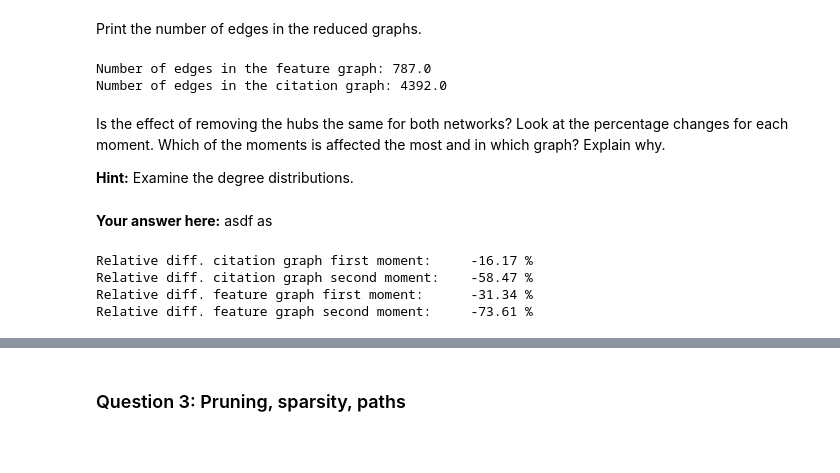
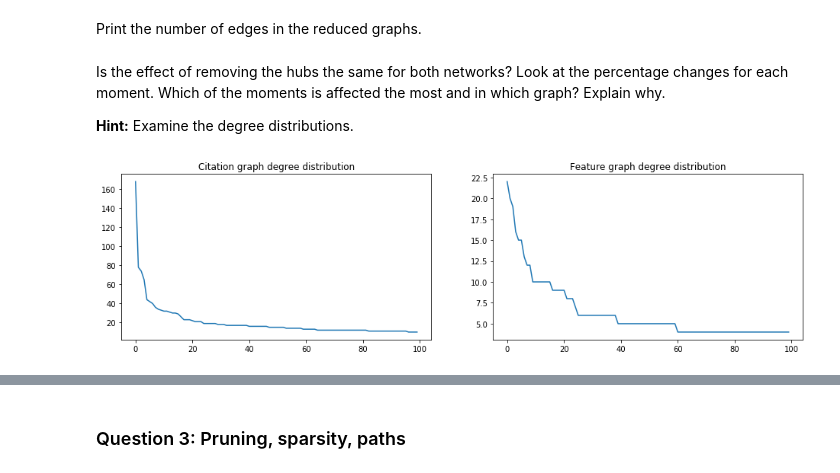
Before and after one commit to alielabridi/NTDS_2019, a Jupyter notebook: assignments/1_network_science-jonas.ipynb, the cells around one changed output, grey strips where cells are left out. Drawn from its saved outputs; the diff is of its cells as text; code cells hidden in the pictures; blank space fills up the shorter version.

Commit message:
Added comments, answers and removed clutter

```diff
--- a/assignments/1_network_science-jonas.ipynb
+++ b/assignments/1_network_science-jonas.ipynb
@@ -404,8 +363,5 @@ Print the number of edges in the reduced graphs.
 # Your code here
 num_edges_reduced_feature = reduced_degrees_feat.sum()/2
 num_edges_reduced_citation = reduced_degrees_cit.sum()/2
-print(f"Number of edges in the feature graph: {num_edges_reduced_feature}")
-print(f"Number of edges in the citation graph: {num_edges_reduced_citation}")
+print(f"Number of edges in the feature graph: \t{num_edges_reduced_feature}")
+print(f"Number of edges in the citation graph: \t{num_edges_reduced_citation}\n")
-# %% [output]
-Number of edges in the feature graph: 787.0
-Number of edges in the citation graph: 4392.0
@@ -413,24 +381,18 @@ Number of edges in the citation graph: 4392.0
 Is the effect of removing the hubs the same for both networks? Look at the percentage changes for each moment. Which of the moments is affected the most and in which graph? Explain why.
 
 **Hint:** Examine the degree distributions.
-# %% [markdown]
-**Your answer here:**
-asdf
-as
-# %%
-ratio_cit_moment_1 = (reduced_cit_moment_1/cit_moment_1-1)*100
-ratio_cit_moment_2 = (reduced_cit_moment_2/cit_moment_2-1)*100
-
-ratio_feat_moment_1 = (reduced_feat_moment_1/feat_moment_1-1)*100
-ratio_feat_moment_2 = (reduced_feat_moment_2/feat_moment_2-1)*100
-
-print(f"Relative diff. citation graph first moment: \t{ratio_cit_moment_1:.2f} %")
-print(f"Relative diff. citation graph second moment: \t{ratio_cit_moment_2:.2f} %")
-
-print(f"Relative diff. feature graph first moment: \t{ratio_feat_moment_1:.2f} %")
-print(f"Relative diff. feature graph second moment: \t{ratio_feat_moment_2:.2f} %")
-# %% [output]
-Relative diff. citation graph first moment:     -16.17 %
-Relative diff. citation graph second moment:    -58.47 %
-Relative diff. feature graph first moment:      -31.34 %
-Relative diff. feature graph second moment:     -73.61 %
+# %%
+degrees_citation_sorted = np.sort(degrees_citation)[::-1]
+degrees_feature_sorted = np.sort(degrees_feature)[::-1]
+n = 30
+degrees_citation_sorted[:n]
+degrees_feature_sorted[:n]
+
+n = 100
+fig, axes = plt.subplots(1, 2, figsize=(16, 4))
+_=axes[0].set_title('Citation graph degree distribution')
+_=axes[0].plot(degrees_citation_sorted[:n]);
+_=axes[1].set_title('Feature graph degree distribution')
+_=axes[1].plot(degrees_feature_sorted[:n]);
+# %% [output]
+[figure, added]
```
Also changed, not shown: parts of 24 cells of this notebook.
